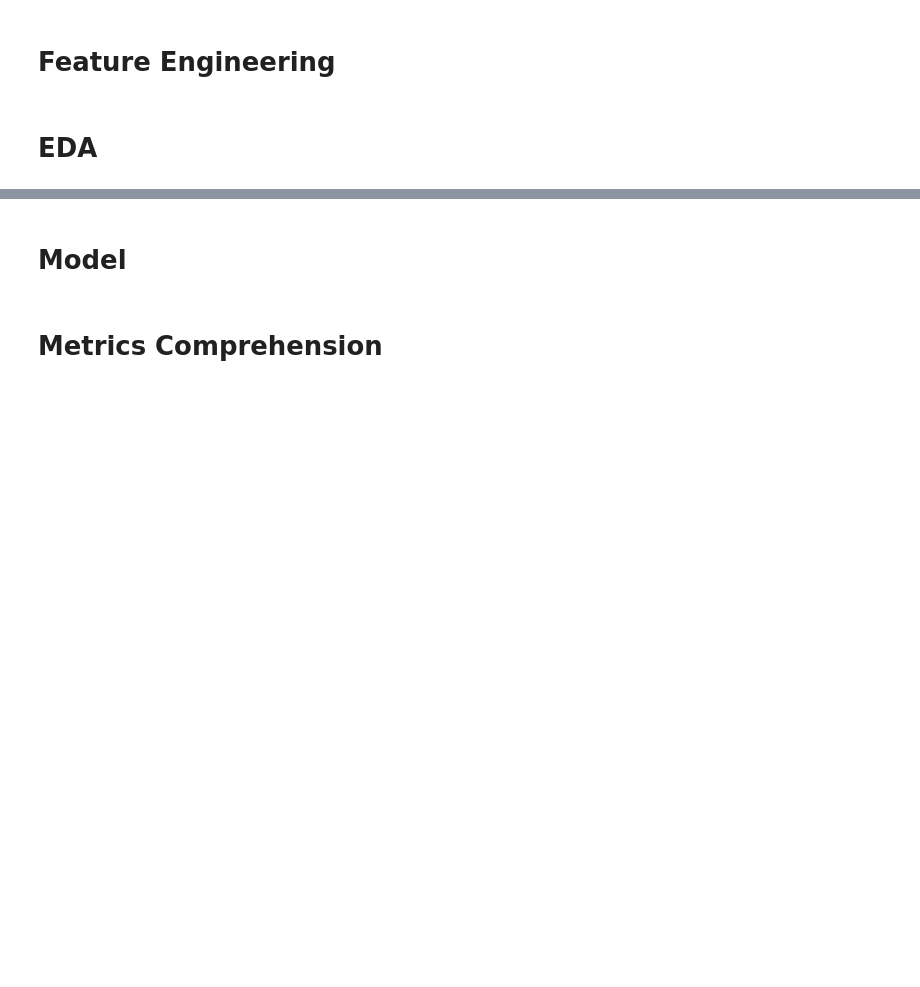
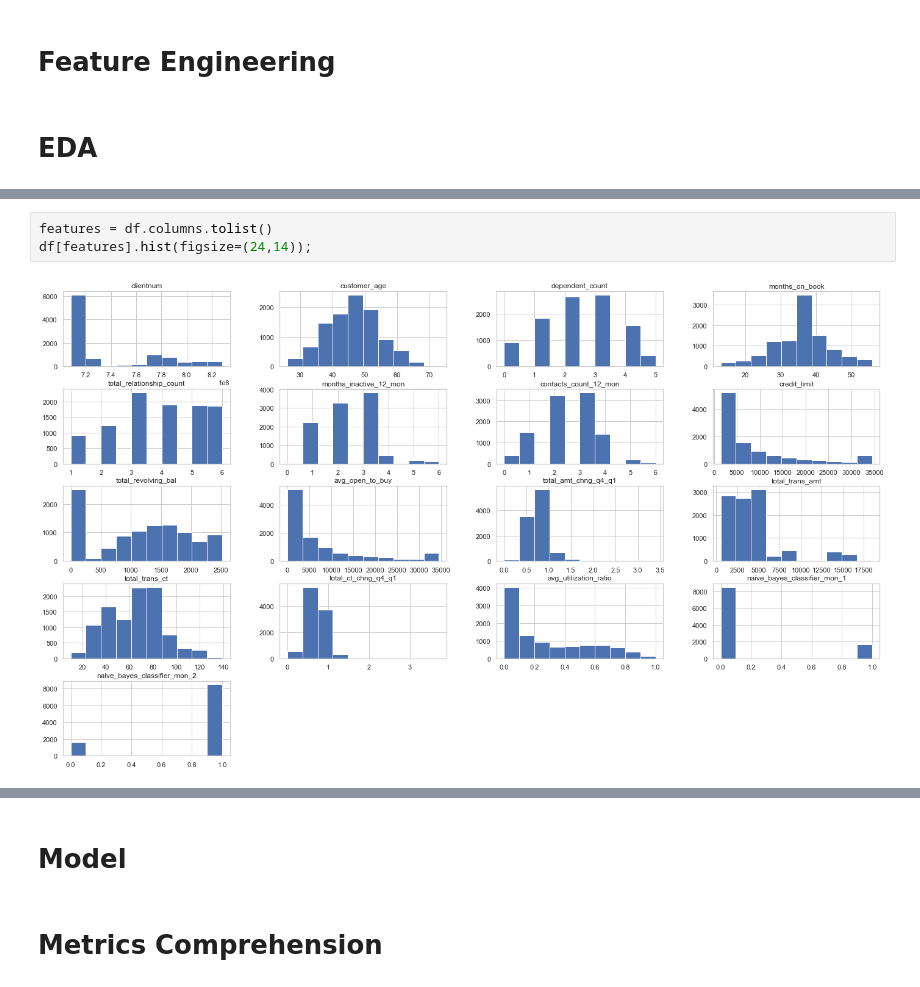
Before and after one commit to leonardoccarv/ChurnBankDetection, a Jupyter notebook: ChurnBankDetection.ipynb, the cells around one changed output, grey strips where cells are left out. Drawn from its saved outputs; the diff is of its cells as text; blank space fills up the shorter version.

```diff
--- a/ChurnBankDetection.ipynb
+++ b/ChurnBankDetection.ipynb
@@ -145,0 +145,5 @@ plt.ylim(0,40000);
+# %%
+features = df.columns.tolist()
+df[features].hist(figsize=(24,14));
+# %% [output]
+[figure, added]
```
Also changed, not shown: parts of 9 cells of this notebook.
